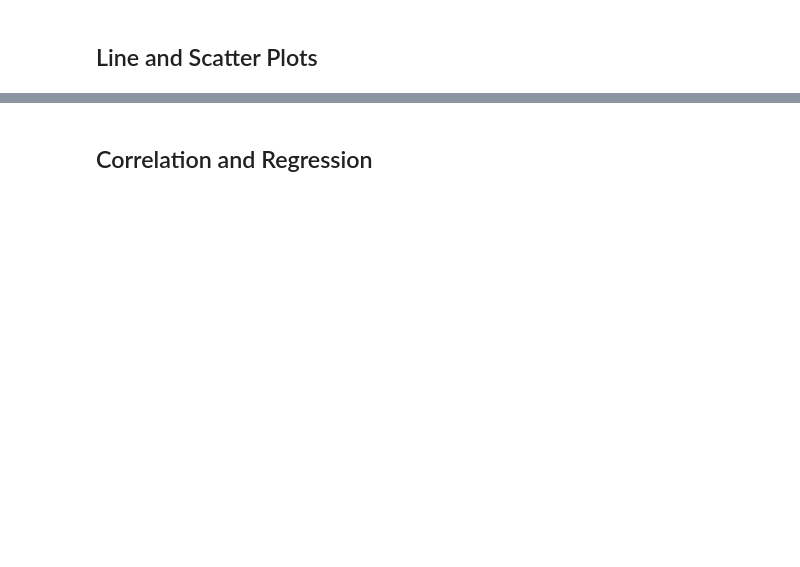
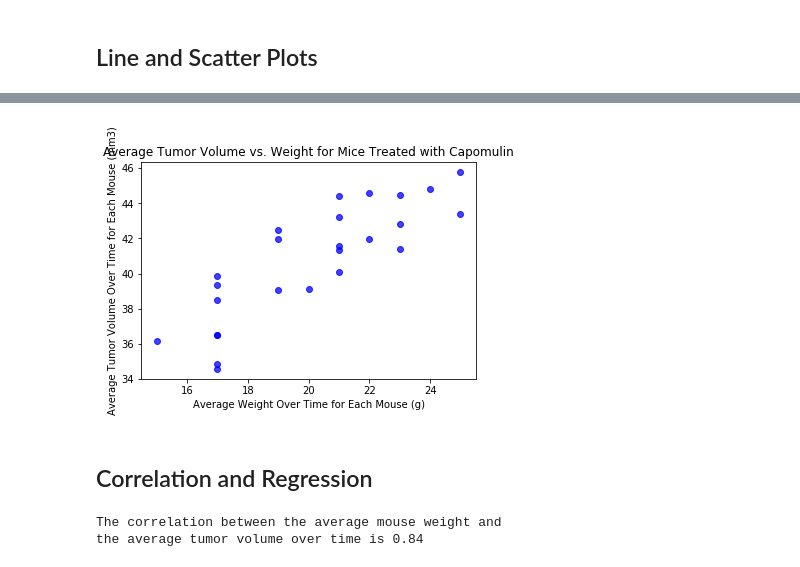
Before and after one commit to ztcnrh/matplotlib-challenge, a Jupyter notebook: pymaceuticals_starter.ipynb, the cells around one changed output, grey strips where cells are left out. Cells and saved outputs as stored; diff of their text form; code cells hidden in the pictures; blank space fills up the shorter version.

```diff
--- a/pymaceuticals_starter.ipynb
+++ b/pymaceuticals_starter.ipynb
@@ -363,2 +392,20 @@ plt.show()
+# %%
+# Generate a scatter plot of average tumor volume vs. mouse weight for the Capomulin regimen
+capomulin_only_df = cleaned_df.loc[cleaned_df['Drug Regimen'] == 'Capomulin']
+mice_group_capomulin = capomulin_only_df.groupby('Mouse ID')
+
+avg_weight_x = mice_group_capomulin['Weight (g)'].mean()
+avg_tumor_volume_y = mice_group_capomulin['Tumor Volume (mm3)'].mean()
+
+plt.scatter(avg_weight_x, avg_tumor_volume_y, marker="o", facecolors='b', alpha=0.75)
+
+# Other aesthetics
+plt.title('Average Tumor Volume vs. Weight for Mice Treated with Capomulin')
+plt.xlabel('Average Weight Over Time for Each Mouse (g)')
+plt.ylabel('Average Tumor Volume Over Time for Each Mouse (mm3)')
+
+plt.show()
+# %% [output]
+[figure, added]
 # %% [markdown]
 ## Correlation and Regression
@@ -367,0 +412,15 @@ plt.show()
+# %%
+# Calculate the correlation coefficient and linear regression model
+# for mouse weight and average tumor volume for the Capomulin regimen
+
+# Correlation coefficient
+correlation = st.pearsonr(avg_weight_x, avg_tumor_volume_y)
+print(f'The correlation between the average mouse weight and\nthe average tumor volume over time is {round(correlation[0],2)}')
+
+# Linear regression model
+(slope, intercept, rvalue, pvalue, stderr) = linregress(avg_weight_x, avg_tumor_volume_y)
+regress_values = avg_weight_x * slope + intercept
+line_eq = f'y = {str(round(slope, 2))}x + {str(round(intercept,2))}'
+# %% [output]
+The correlation between the average mouse weight and
+the average tumor volume over time is 0.84
```
Also changed, not shown: parts of 14 cells of this notebook.
